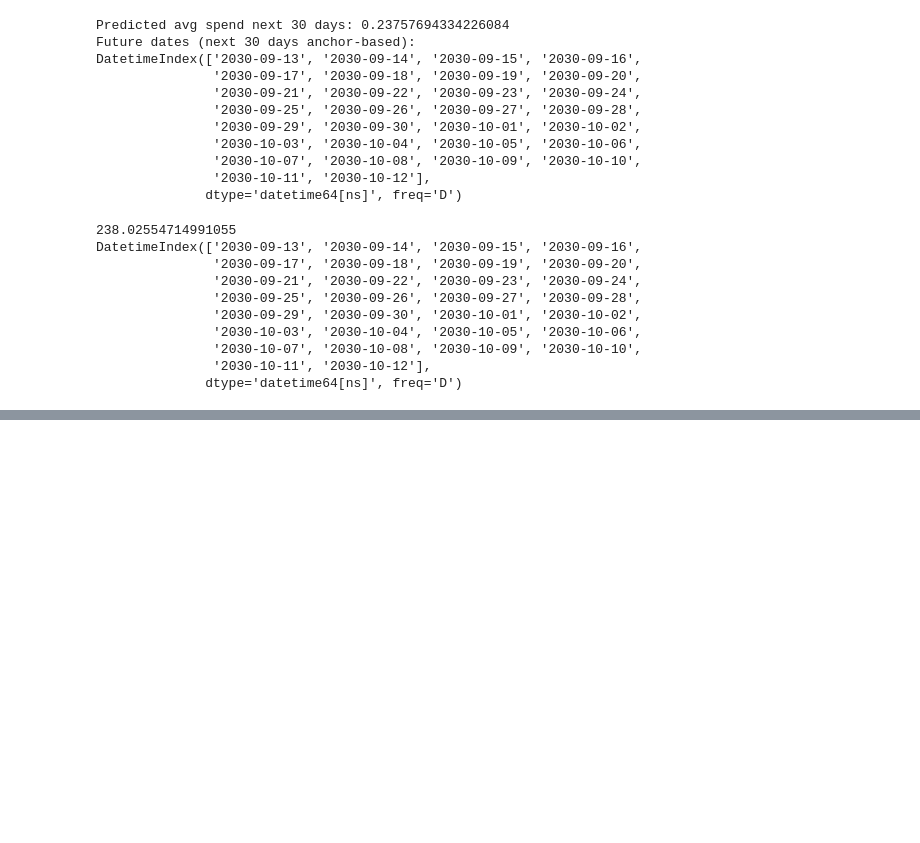
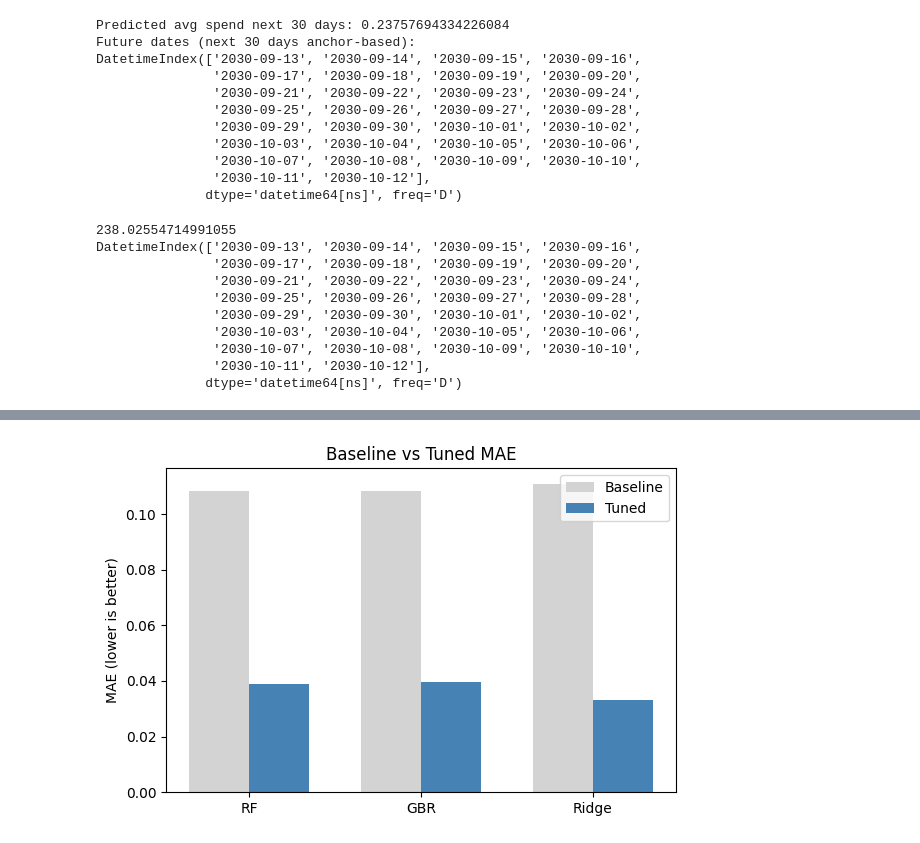
Before and after one commit to vrmaverick/Expense-Categorization, a Jupyter notebook: Forecasting/ts.ipynb, the cells around one changed output, grey strips where cells are left out. Saved outputs shown, nothing was run; the diff lists cells and outputs as text; code cells hidden in the pictures; blank space fills up the shorter version.

```diff
--- a/Forecasting/ts.ipynb
+++ b/Forecasting/ts.ipynb
@@ -1335,0 +1381,24 @@ DatetimeIndex(['2030-09-13', '2030-09-14', '2030-09-15', '2030-09-16',
+# %%
+import numpy as np
+import matplotlib.pyplot as plt
+
+models = ["RF", "GBR", "Ridge"]
+baseline = [0.10839902600596292, 0.10812907952150788, 0.11089540399253732]
+tuned    = [0.039053318627506765, 0.03961060060812652, 0.03330891856138044]
+
+x = np.arange(len(models))
+width = 0.35
+
+fig, ax = plt.subplots(figsize=(6, 4))
+rects1 = ax.bar(x - width/2, baseline, width, label="Baseline", color="lightgray")
+rects2 = ax.bar(x + width/2, tuned, width, label="Tuned", color="steelblue")
+
+ax.set_ylabel("MAE (lower is better)")
+ax.set_title("Baseline vs Tuned MAE")
+ax.set_xticks(x)
+ax.set_xticklabels(models)
+ax.legend()
+plt.tight_layout()
+plt.show()
+# %% [output]
+[figure, added]
```
Also changed, not shown: parts of 3 cells of this notebook, 3 other files.
